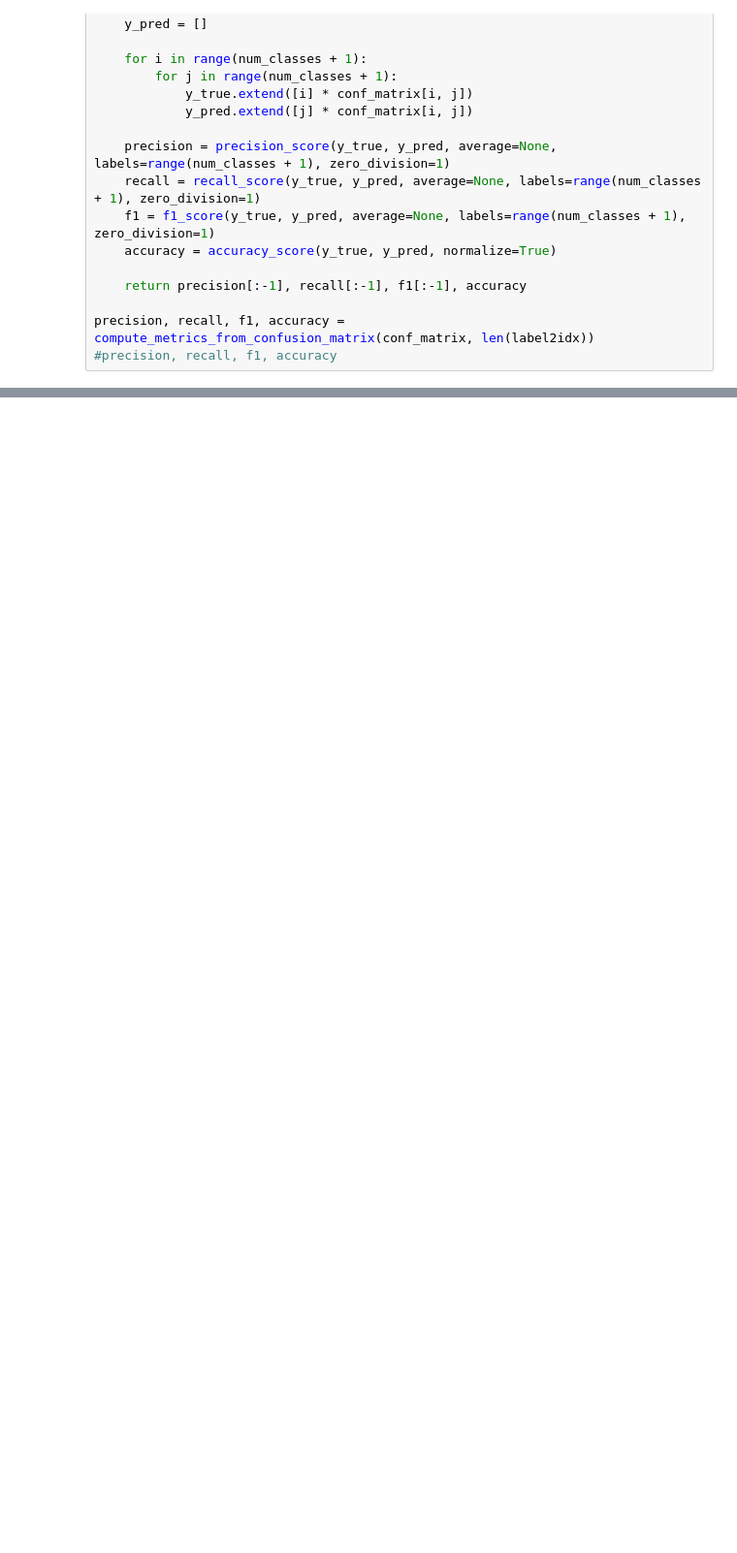
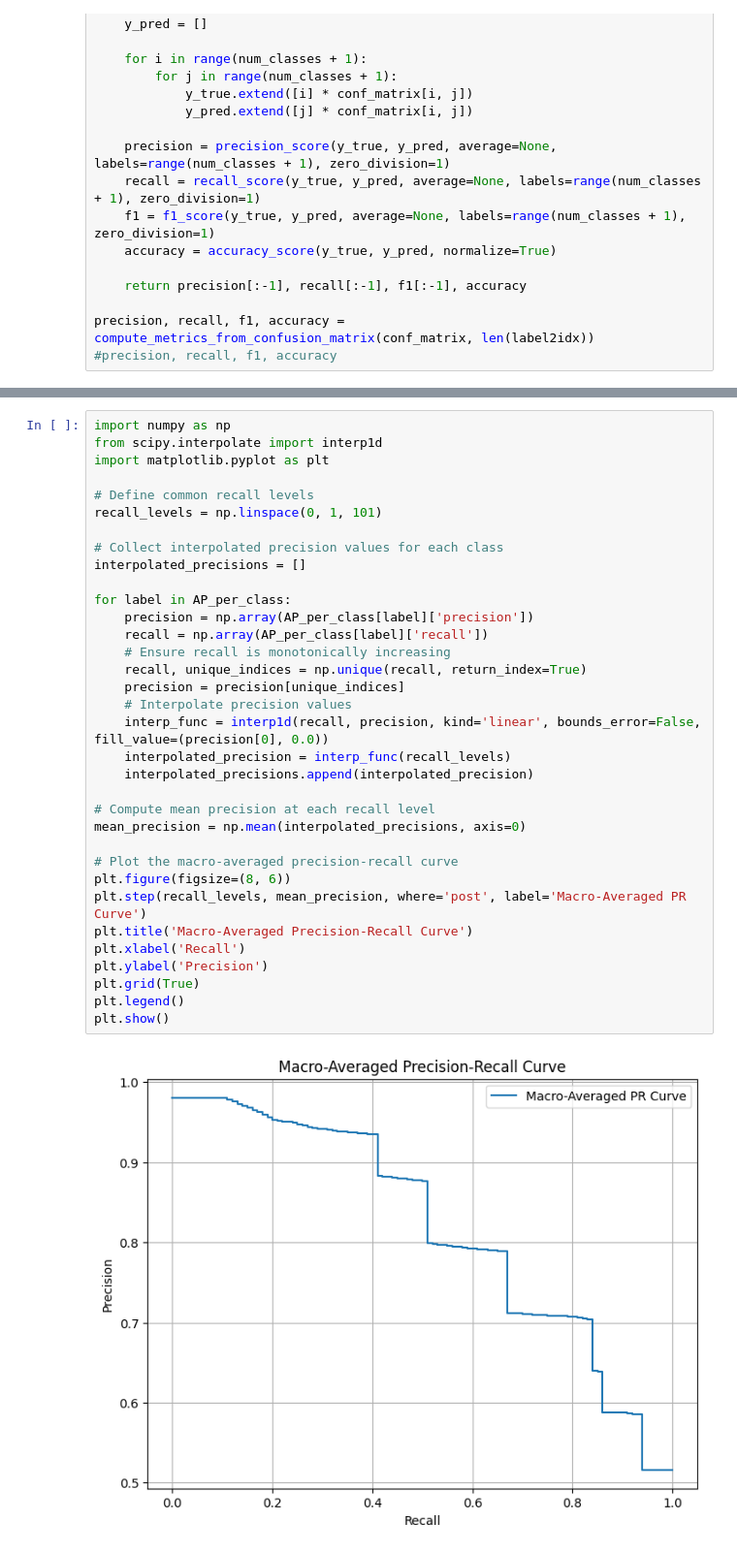
Before and after one commit to agoniko/s_map, a Jupyter notebook: notebooks/evaluation.ipynb, the cells around one changed output, grey strips where cells are left out. Shown at 97% size. Drawn from its saved outputs; the diff is of its cells as text; blank space fills up the shorter version.

```diff
--- a/notebooks/evaluation.ipynb
+++ b/notebooks/evaluation.ipynb
@@ -566,0 +1649,36 @@ plt.show()
+# %%
+import numpy as np
+from scipy.interpolate import interp1d
+import matplotlib.pyplot as plt
+
+# Define common recall levels
+recall_levels = np.linspace(0, 1, 101)
+
+# Collect interpolated precision values for each class
+interpolated_precisions = []
+
+for label in AP_per_class:
+    precision = np.array(AP_per_class[label]['precision'])
+    recall = np.array(AP_per_class[label]['recall'])
+    # Ensure recall is monotonically increasing
+    recall, unique_indices = np.unique(recall, return_index=True)
+    precision = precision[unique_indices]
+    # Interpolate precision values
+    interp_func = interp1d(recall, precision, kind='linear', bounds_error=False, fill_value=(precision[0], 0.0))
+    interpolated_precision = interp_func(recall_levels)
+    interpolated_precisions.append(interpolated_precision)
+
+# Compute mean precision at each recall level
+mean_precision = np.mean(interpolated_precisions, axis=0)
+
+# Plot the macro-averaged precision-recall curve
+plt.figure(figsize=(8, 6))
+plt.step(recall_levels, mean_precision, where='post', label='Macro-Averaged PR Curve')
+plt.title('Macro-Averaged Precision-Recall Curve')
+plt.xlabel('Recall')
+plt.ylabel('Precision')
+plt.grid(True)
+plt.legend()
+plt.show()
+# %% [output]
+[figure, added]
```
Also changed, not shown: parts of 83 cells of this notebook, 37 other files.
